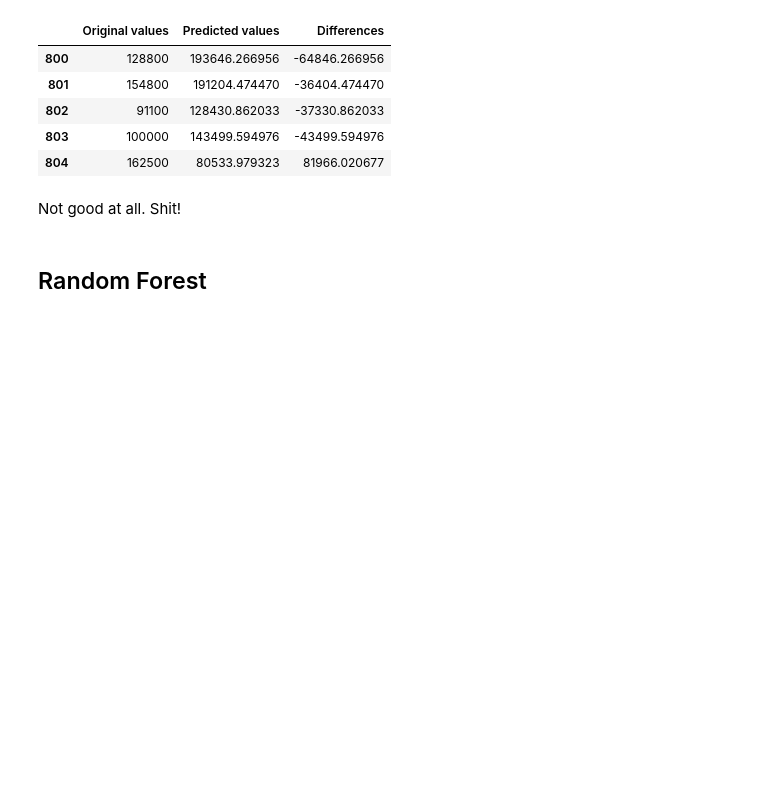
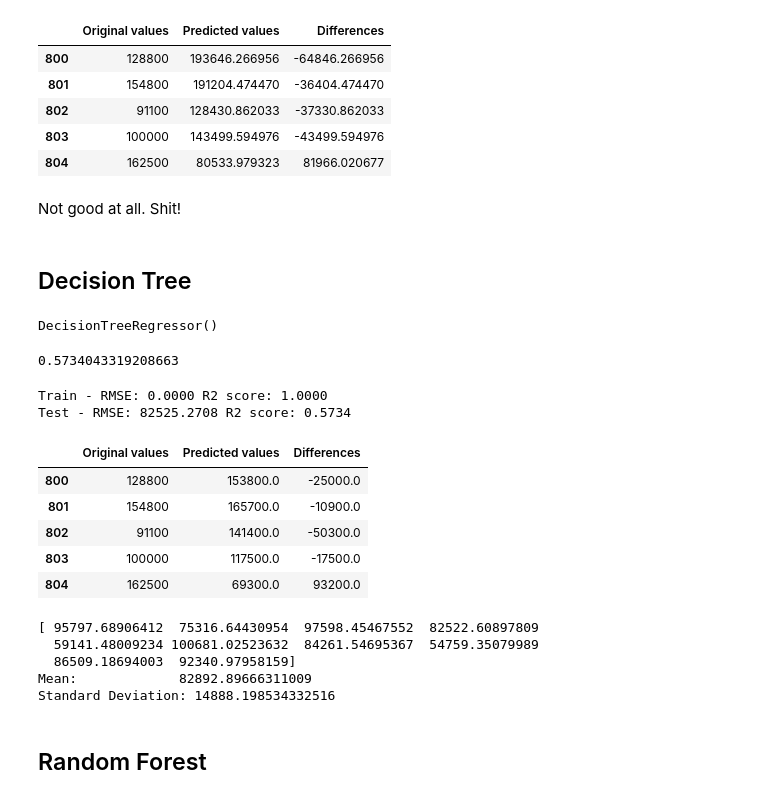
Before and after one commit to rawat9/mlcw, a Jupyter notebook: regression.ipynb, the cells around one changed output. Saved outputs shown, nothing was run; the diff lists cells and outputs as text; code cells hidden in the pictures; blank space fills up the shorter version.

```diff
--- a/regression.ipynb
+++ b/regression.ipynb
@@ -261,6 +261,63 @@ comparision_dataframe
 | 804 | 162500 | 80533.979323 | 81966.020677 |
 # %% [markdown]
 Not good at all. Shit!
+# %% [markdown]
+## Decision Tree
+# %%
+from sklearn.tree import DecisionTreeRegressor
+
+tree_regressor = DecisionTreeRegressor()
+
+tree_regressor.fit(X_train, y_train)
+# %% [output]
+DecisionTreeRegressor()
+# %%
+tree_regressor.score(X_test, y_test)
+# %% [output]
+0.5734043319208663
+# %%
+from sklearn.metrics import r2_score, root_mean_squared_error
+
+# Make a prediction with the training data
+y_pred_train = tree_regressor.predict(X_train)
+
+# Make predictions using the testing set
+y_pred = tree_regressor.predict(X_test)
+
+# The mean squared error loss and R2 for the test and train data
+print('Train - RMSE: {:.4f} R2 score: {:.4f}'.format(root_mean_squared_error(y_train, y_pred_train), r2_score(y_train, y_pred_train)))
+print('Test - RMSE: {:.4f} R2 score: {:.4f}'.format(root_mean_squared_error(y_test, y_pred), r2_score(y_test, y_pred)))
+# %% [output]
+Train - RMSE: 0.0000 R2 score: 1.0000
+Test - RMSE: 82525.2708 R2 score: 0.5734
+# %%
+original_values = y_test[:5]
+predicted_values = y_pred[:5]
+comparision_dataframe = pd.DataFrame(data = { "Original values": original_values, "Predicted values": predicted_values })
+comparision_dataframe['Differences']= comparision_dataframe['Original values'] - comparision_dataframe['Predicted values']
+
+comparision_dataframe
+# %% [output]
+|  | Original values | Predicted values | Differences |
+| 800 | 128800 | 153800.0 | -25000.0 |
+| 801 | 154800 | 165700.0 | -10900.0 |
+| 802 | 91100 | 141400.0 | -50300.0 |
+| 803 | 100000 | 117500.0 | -17500.0 |
+| 804 | 162500 | 69300.0 | 93200.0 |
+# %%
+from sklearn.model_selection import cross_val_score
+scores = cross_val_score(tree_regressor, X_train, y_train,
+                        scoring="neg_mean_squared_error", cv=10)
+
+rmse_scores = np.sqrt(-scores)
+print(rmse_scores)
+print("Mean:\t\t ", rmse_scores.mean(), "\nStandard Deviation:", rmse_scores.std())
+# %% [output]
+[ 95797.68906412  75316.64430954  97598.45467552  82522.60897809
+  59141.48009234 100681.02523632  84261.54695367  54759.35079989
+  86509.18694003  92340.97958159]
+Mean:             82892.89666311009
+Standard Deviation: 14888.198534332516
 # %% [markdown]
 ## Random Forest
 # %%
```
Also changed, not shown: parts of 8 cells of this notebook.
